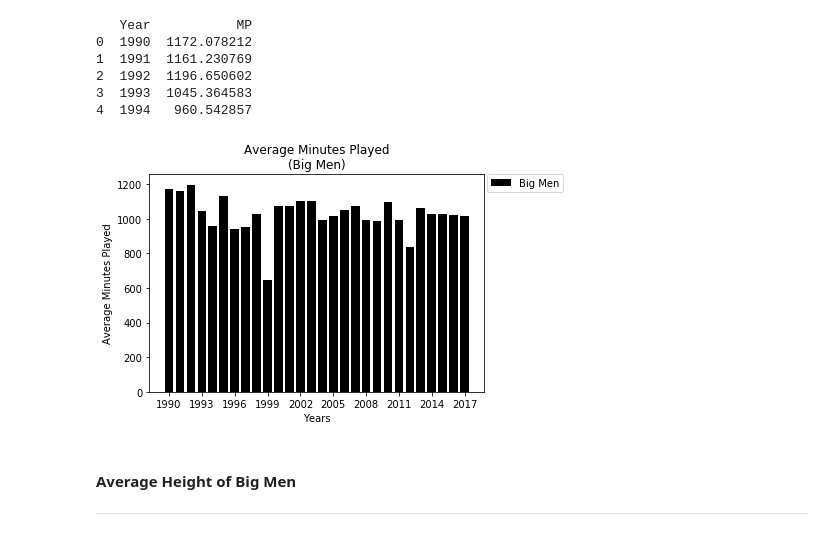
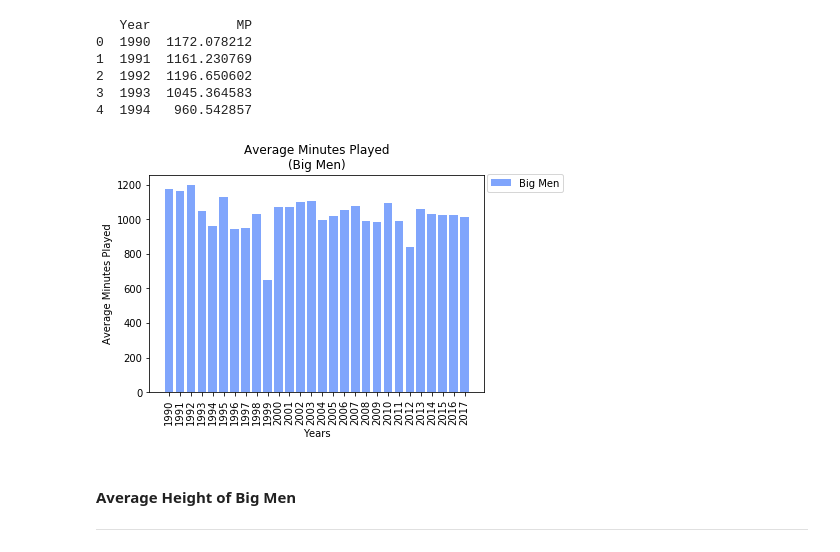
Before and after one commit to logan7734/Project1_repo, a Jupyter notebook: Presentation Notebook.ipynb, the cells around one changed output. Cells and saved outputs as stored; diff of their text form; code cells hidden in the pictures.

```diff
--- a/Presentation Notebook.ipynb
+++ b/Presentation Notebook.ipynb
@@ -528,23 +538,23 @@ print(avg_min_big.head())
 # %%
 #Big Men Minutes
 
 
-big_plot = plt.bar(avg_min_big["Year"], avg_min_big["MP"], color='Black')
+big_plot = plt.bar(avg_min_big["Year"], avg_min_big["MP"], color='#80a5fc')
 
 
 #Change values of xticks
-plt.xticks(np.arange(1990,2018,step=3))
+plt.xticks(np.arange(1990,2018,step=1),rotation='vertical')
 plt.legend([big_plot], ["Big Men"], loc='best', bbox_to_anchor = (1.25,1.025))
 
 #Set Axis Labels and Titles
 plt.xlabel("Years")
 plt.ylabel("Average Minutes Played")
 plt.title("Average Minutes Played\n(Big Men)")
 
 
 plt.show()
 # %% [output]
-[figure, old version]
+[figure, new version]
 # %% [markdown]
 #### Average Height of Big Men
 ***
```
Also changed, not shown: parts of 11 cells of this notebook.
